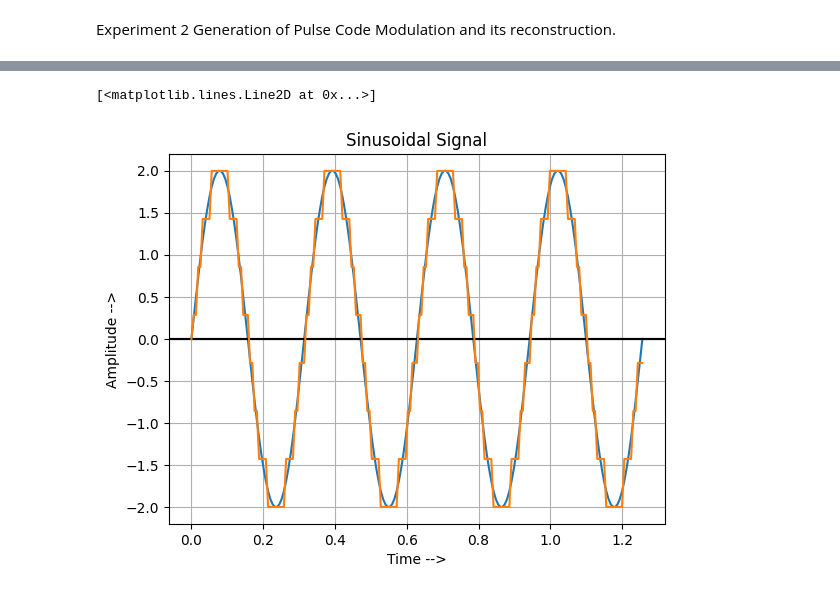
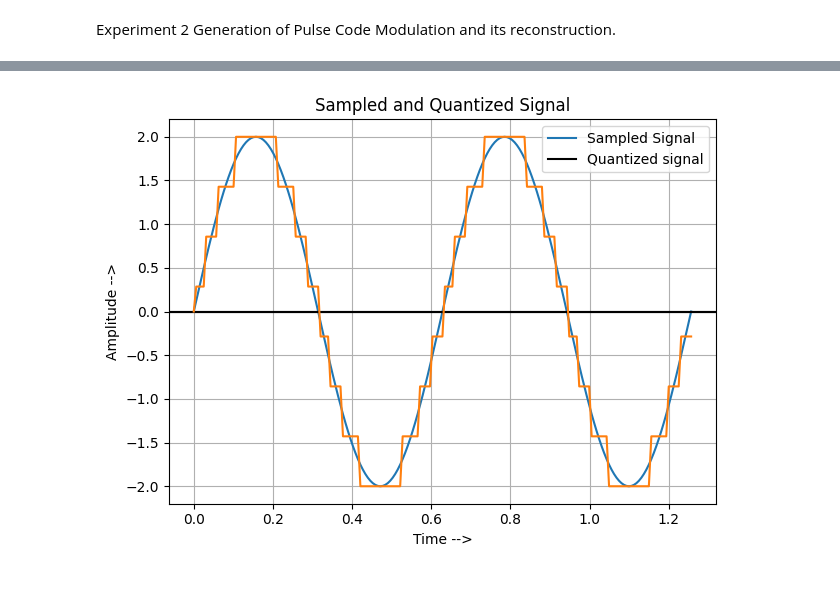
Before and after one commit to ParasKore2003/Digital-Communication-Lab, a Jupyter notebook: Digital Communication/Lab record/Lab2.ipynb, the cells around one changed output, grey strips where cells are left out. Cells and saved outputs as stored; diff of their text form; code cells hidden in the pictures.

```diff
--- a/Digital Communication/Lab record/Lab2.ipynb
+++ b/Digital Communication/Lab record/Lab2.ipynb
@@ -74,18 +90,17 @@ plt.show()
 # %%
-
-X = Amp * np.sin(2 * W_ss * t)
+X = Amp * np.sin( W_ss * t)
 plt.plot(t,X)
 plt.grid()
-plt.title('Sinusoidal Signal')
+plt.title('Sampled and Quantized Signal')
 plt.xlabel('Time -->')
 plt.ylabel('Amplitude -->')
 plt.axhline(y = 0, color = 'k')
 plt.axhline(y = 0, color = 'k')
-# plt.legend()
 
 # Quantized level
-Quantized_signal = Uniform_quantizater(X,8)
+Quantized_signal = Uniform_quantizater(X,levels)
 plt.plot(t,Quantized_signal)
+plt.legend(['Sampled Signal','Quantized signal'])
+plt.tight_layout()
 # %% [output]
-[<matplotlib.lines.Line2D at 0x...>]
-[figure, old version]
+[figure, new version]
```
Also changed, not shown: parts of 12 cells of this notebook.
